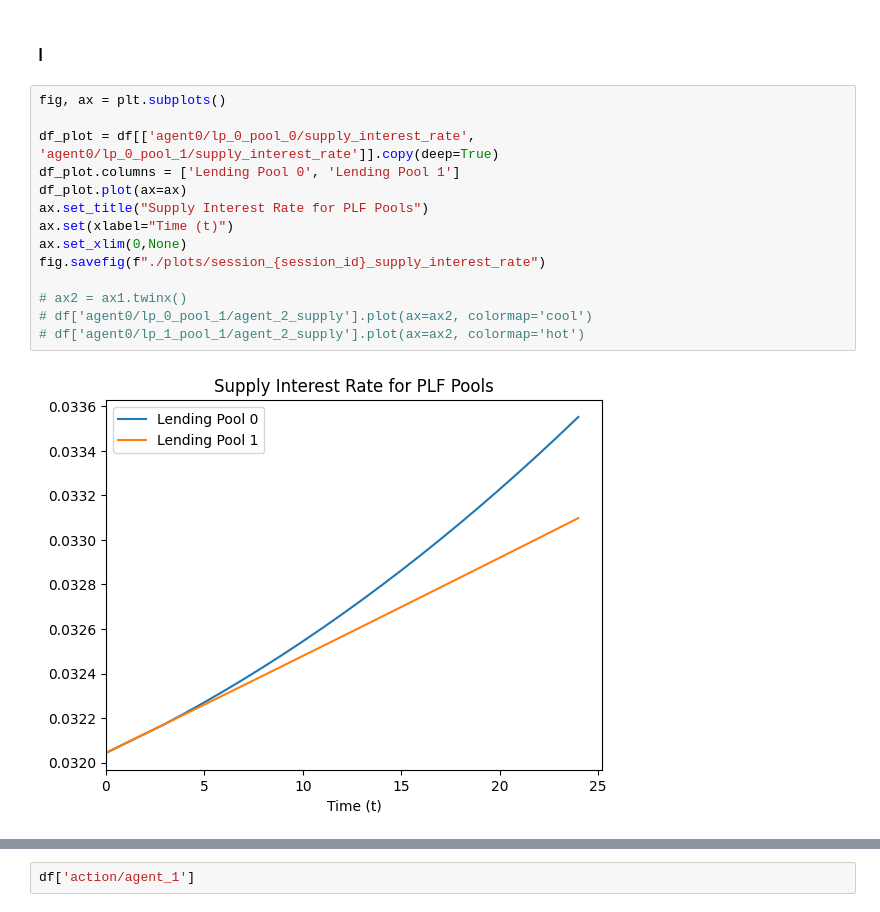
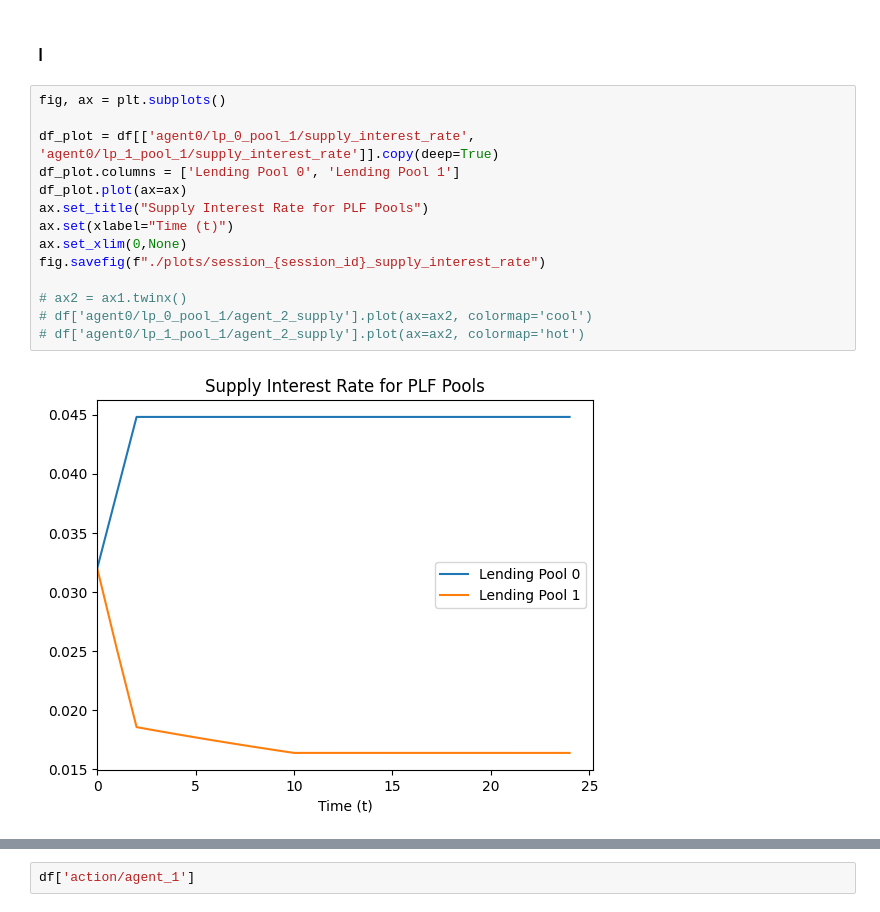
Before and after one commit to buehrerc/MAAC-auto-gov, a Jupyter notebook: analysis/generate_plots.ipynb, the cells around one changed output, grey strips where cells are left out. Saved outputs shown, nothing was run; the diff lists cells and outputs as text.

```diff
--- a/analysis/generate_plots.ipynb
+++ b/analysis/generate_plots.ipynb
@@ -150,19 +150,19 @@ fig.savefig(f"./plots/session_{session_id}_supply_agent_action_vs_balance")
 # %%
 fig, ax = plt.subplots()
 
-df_plot = df[['agent0/lp_0_pool_0/supply_interest_rate', 'agent0/lp_0_pool_1/supply_interest_rate']].copy(deep=True)
+df_plot = df[['agent0/lp_0_pool_1/supply_interest_rate', 'agent0/lp_1_pool_1/supply_interest_rate']].copy(deep=True)
 df_plot.columns = ['Lending Pool 0', 'Lending Pool 1']
 df_plot.plot(ax=ax)
 ax.set_title("Supply Interest Rate for PLF Pools")
 ax.set(xlabel="Time (t)")
 ax.set_xlim(0,None)
 fig.savefig(f"./plots/session_{session_id}_supply_interest_rate")
 
 # ax2 = ax1.twinx()
 # df['agent0/lp_0_pool_1/agent_2_supply'].plot(ax=ax2, colormap='cool')
 # df['agent0/lp_1_pool_1/agent_2_supply'].plot(ax=ax2, colormap='hot')
 # %% [output]
-[figure, old version]
+[figure, new version]
 # %%
 fig, ax = plt.subplots()
 
```
Also changed, not shown: parts of 7 cells of this notebook, 7 other files.
